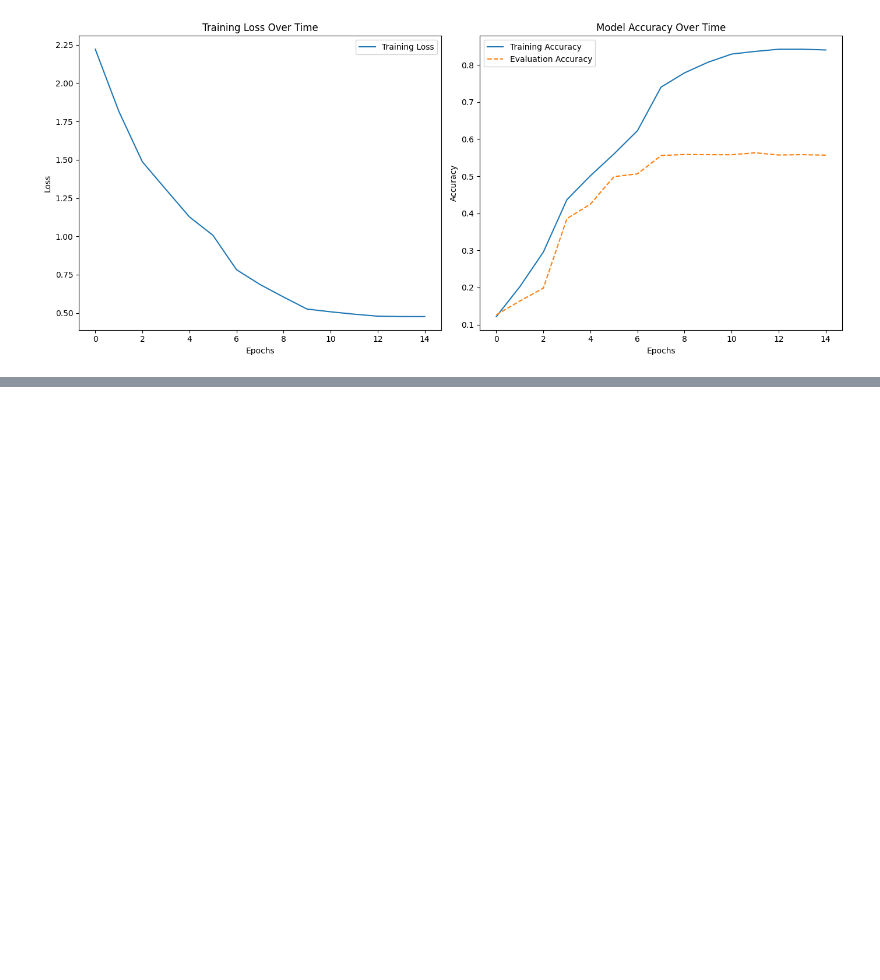
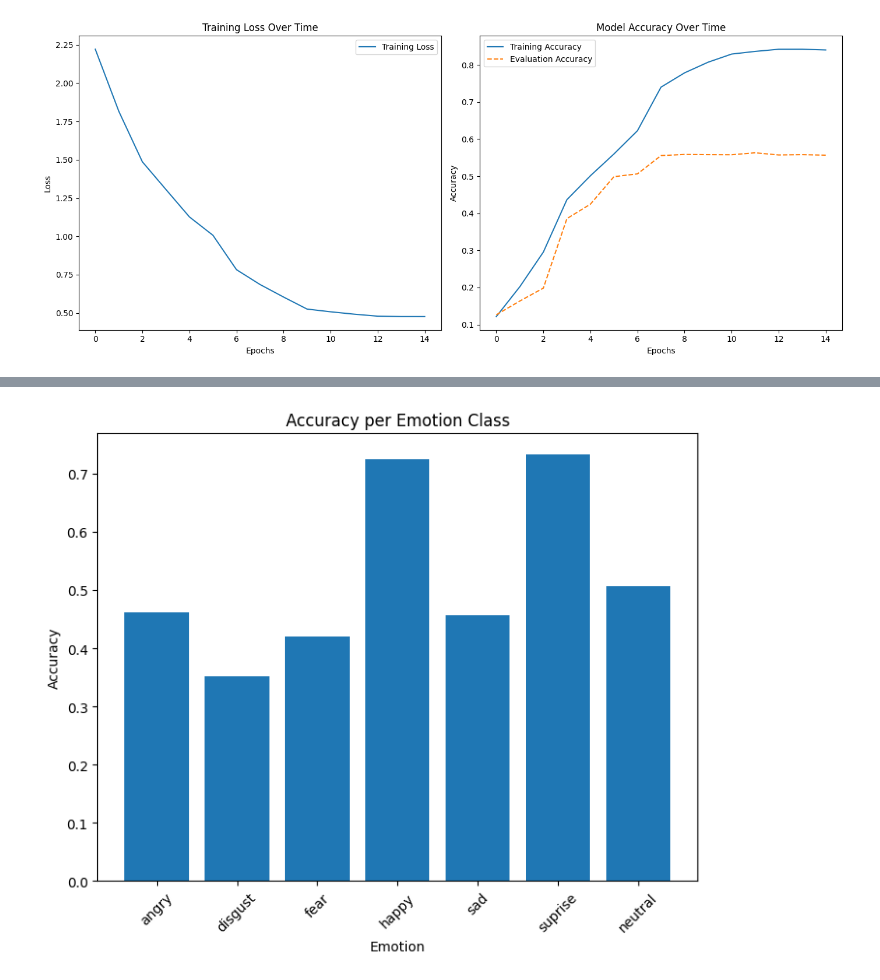
Before and after one commit to kadijaismail112/EmotionRecML, a Jupyter notebook: resnet.ipynb, the cells around one changed output, grey strips where cells are left out. Saved outputs shown, nothing was run; the diff lists cells and outputs as text; code cells hidden in the pictures; blank space fills up the shorter version.

Commit message:
data viz + ready for MoE heheheh

```diff
--- a/resnet.ipynb
+++ b/resnet.ipynb
@@ -369,6 +360,24 @@ with open('meta_data.pkl', 'rb') as file:
 # %% [output]
 [figure]
 # %%
+# model accuracy across each class
+def calculate_class_accuracies(loader, model, outputs, preds, labels):
+    model.eval()
+
+    correct = {i: 0 for i in range(7)}
+    total = {i: 0 for i in range(7)}
+
+    for i in range(len(labels)):
+        label = labels[i].item()
+        pred = preds[i].item()
+
+        if label == pred:
+            correct[label] += 1
+        total[label] += 1
+
+    accuracies = {i: correct[i] / total[i] for i in range(7)}
+    return accuracies
+
 @stub.function(
     gpu="any",
     image=image,
@@ -378,12 +387,17 @@ def learned_representation(loader, model):
     device = torch.device('cuda' if torch.cuda.is_available() else 'cpu')
     print(device)
     model.to(device)
+    true_labels = []
+    predicted_labels = []
 
     model.eval()
     with torch.no_grad():
         for inputs, labels in loader:
             inputs = inputs.to(device)
             labels = labels.to(device)
+            outputs = model(inputs)
+            _, preds = torch.max(outputs, 1)
+            accuracies = calculate_class_accuracies(loader, model, outputs, preds, labels)
 
             x = model.conv1(inputs)
             x = model.bn1(x)
@@ -398,8 +412,11 @@ def learned_representation(loader, model):
             x = model.avgpool(x)
             x = torch.flatten(x, 1)
 
+            true_labels.extend(labels.cpu().numpy())
+            predicted_labels.extend(preds.cpu().numpy())
+
             print("Leaving remote")
-            return (x.to("cpu"))
+    return (x.to("cpu")), accuracies, true_labels, predicted_labels
 # %%
 model = models.ResNet(block=models.resnet.BasicBlock, layers=[2, 2, 2, 2], num_classes=7)
 model.conv1 = nn.Conv2d(1, 64, kernel_size=3, stride=1, padding=1, bias=False)
@@ -410,7 +427,7 @@ if os.path.exists('model_state_dict.pth') and os.path.exists('meta_data.pkl'):
 
 data_loader = DataLoader(eval_dataset, len(eval_dataset), shuffle=False)
 with stub.run():
-    eta = learned_representation.remote(data_loader, model)
-
+    eta, accuracies, true_labels, predicted_labels = learned_representation.remote(data_loader, model)
+    print(accuracies)
     print(eta.shape)
 # %% [output]
@@ -435,3 +451,14 @@ Stopping app - local entrypoint completed.
+# %%
+# Plot the accuracy per class
+plt.figure(figsize=(8, 6))
+plt.bar(emotion_labels, accuracies.values())
+plt.xlabel('Emotion')
+plt.ylabel('Accuracy')
+plt.title('Accuracy per Emotion Class')
+plt.xticks(rotation=45)
+plt.show()
+# %% [output]
+[figure, added]
 # %%
 from sklearn.manifold import TSNE
 from sklearn.decomposition import PCA
```
Also changed, not shown: parts of 7 cells of this notebook, 1 other file.
